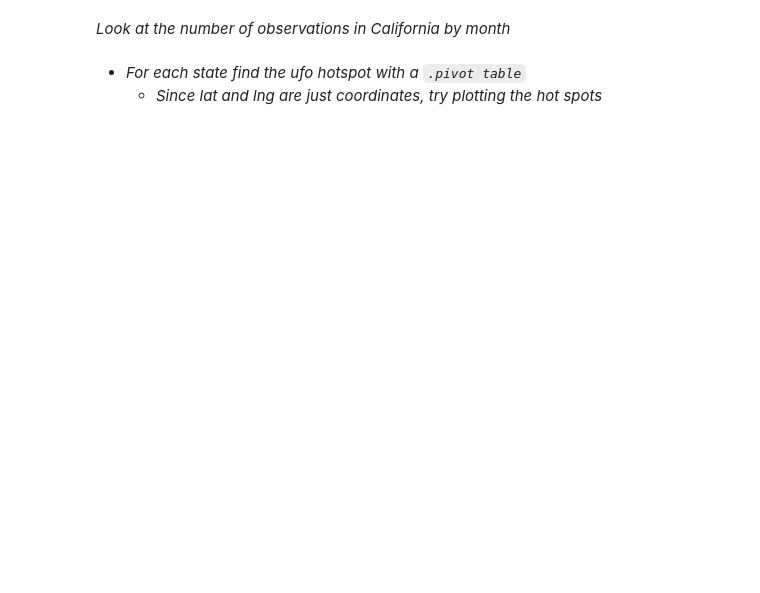
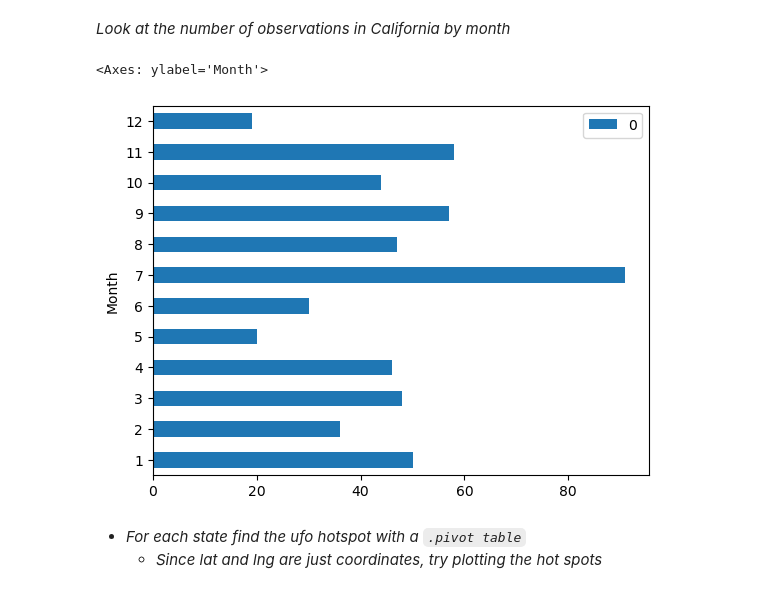
Before and after one commit to ianabc/m2pi2024, a Jupyter notebook: LectureNotes/Pandas.ipynb, the cells around one changed output. Saved outputs shown, nothing was run; the diff lists cells and outputs as text; code cells hidden in the pictures; blank space fills up the shorter version.

```diff
--- a/LectureNotes/Pandas.ipynb
+++ b/LectureNotes/Pandas.ipynb
@@ -1477,5 +1594,17 @@ _Find the most recent report from each province in canada_
 # %% [markdown]
 _Look at the number of observations in California by month_
+# %%
+ufoDF['Month'] = ufoDF.Date.dt.month
+# %%
+byMonth = ufoDF.groupby(
+    ['Country', 'State', 'Month']
+).size().reset_index().sort_values('Month')
+
+ca = byMonth[(byMonth['Country'] == 'USA') & (byMonth['State'] == 'CA')].set_index('Month')
+ca.plot(kind='barh')
+# %% [output]
+<Axes: ylabel='Month'>
+[figure, added]
 # %% [markdown]
 * _For each state find the ufo hotspot with a `.pivot table`_
   * _Since _lat_ and _lng_ are just coordinates, try plotting the hot spots_
```
Also changed, not shown: parts of 34 cells of this notebook, 3 other files.
